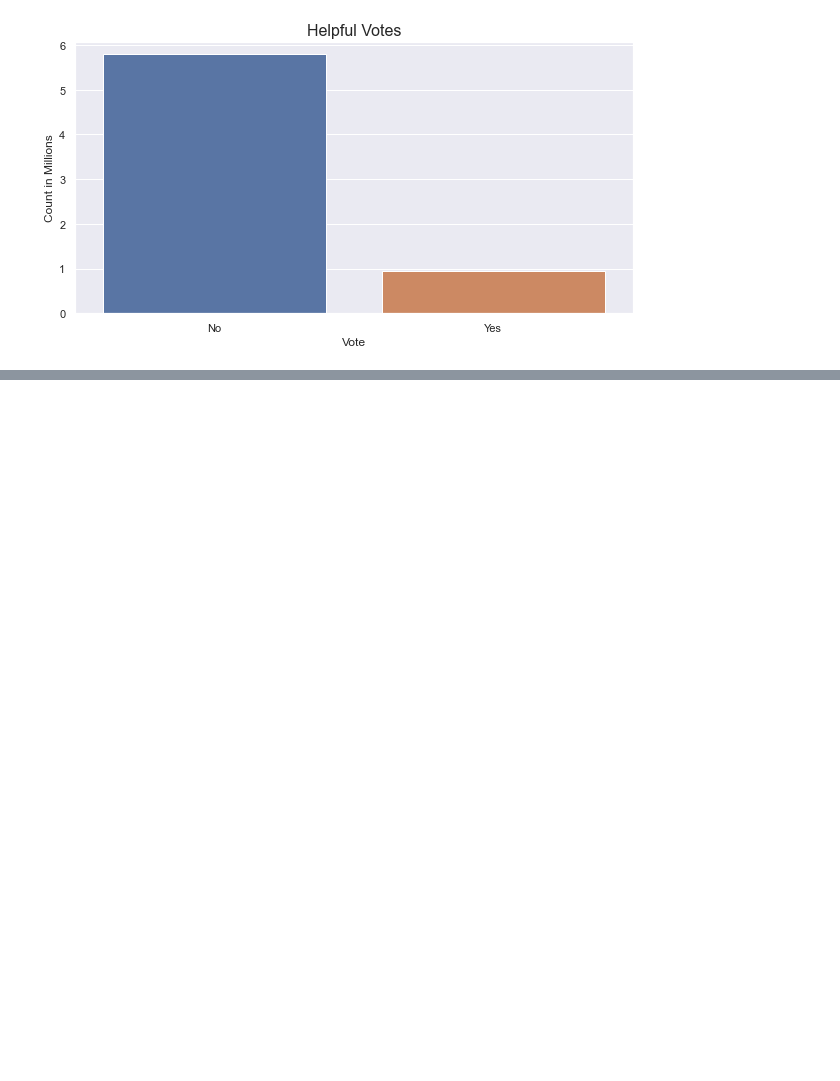
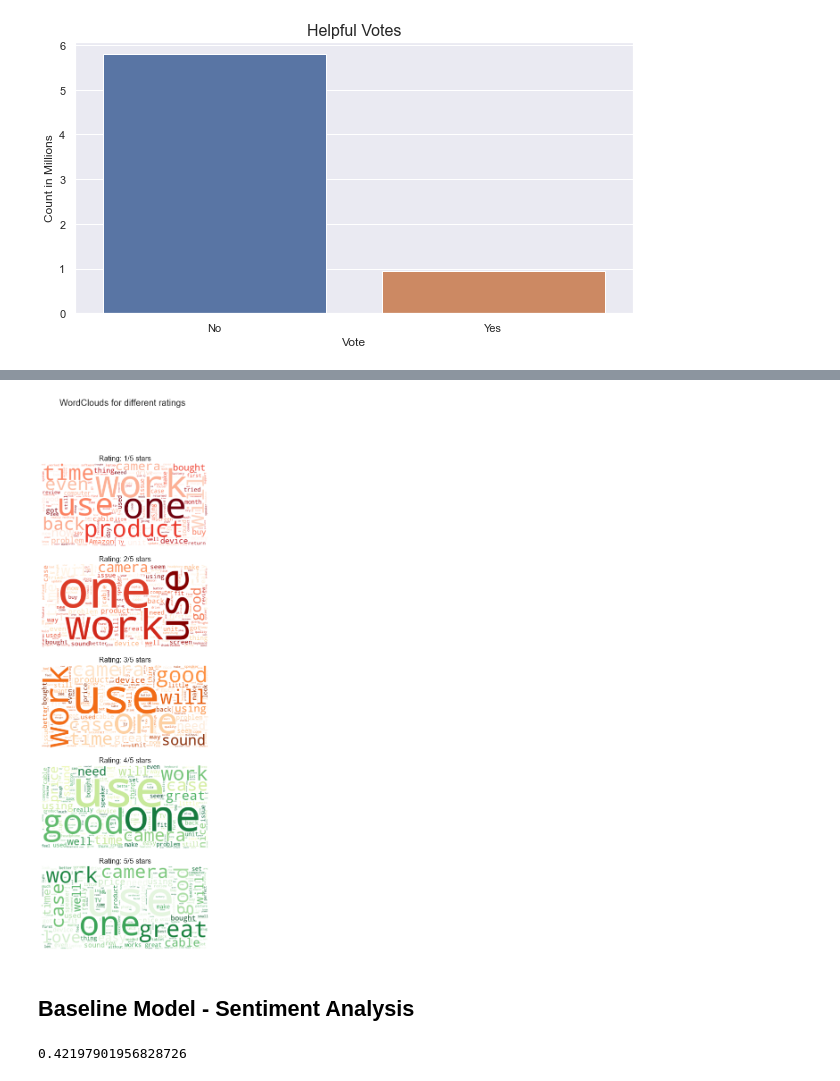
Before and after one commit to MagdaW19/Sentiment_Analysis, a Jupyter notebook: notebooks/EDA.ipynb, the cells around one changed output, grey strips where cells are left out. Saved outputs shown, nothing was run; the diff lists cells and outputs as text; code cells hidden in the pictures; blank space fills up the shorter version.

Commit message:
Extended EDA with baseline model

```diff
--- a/notebooks/EDA.ipynb
+++ b/notebooks/EDA.ipynb
@@ -105,0 +154,32 @@ plt.show()
+# %%
+## Word Cloud
+
+wc_text = {}
+for i in range(1,6):
+    wc_text[i] = ' '.join(df_new[df_new.overall==i].reviewText.to_list())
+# %%
+# Create stopword list:
+stopwords = set(STOPWORDS)
+cmaps = ['Reds','OrRd','Oranges','YlGn','Greens']
+
+# Generate a word cloud image
+wordclouds = {}
+for i in range(1,6):
+    wordclouds[i] = WordCloud(stopwords=stopwords,
+                              max_words=1_000,
+                              colormap=cmaps[i-1],
+                              background_color="white").generate(wc_text[i])
+
+# Display the generated image:
+# the matplotlib way:
+fig, ax = plt.subplots(5, figsize=(7,20))
+fig.suptitle('WordClouds for different ratings', fontsize=20)
+for i in range(1,6):
+    ax[i-1].set_title(f'Rating: {i}/5 stars', fontsize=16)
+    ax[i-1].imshow(wordclouds[i], interpolation='bilinear')
+    ax[i-1].axis("off")
+plt.show()
+# %% [output]
+[figure, added]
+# %% [markdown]
+## Baseline Model - Sentiment Analysis
@@ -105,0 +201,6 @@ plt.show()
+# %%
+rf = RandomForestClassifier(n_estimators=200, max_depth=20)
+rf.fit(X_train_tfidf, y_train)
+rf.score(X_test_tfidf, y_test)
+# %% [output]
+0.42197901956828726
```
Also changed, not shown: parts of 24 cells of this notebook, 3 other files.
